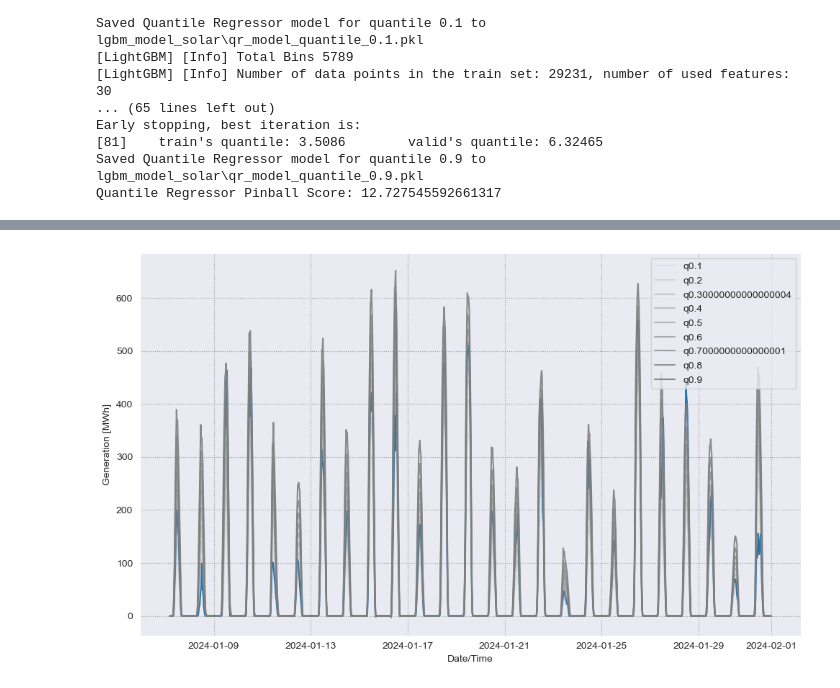
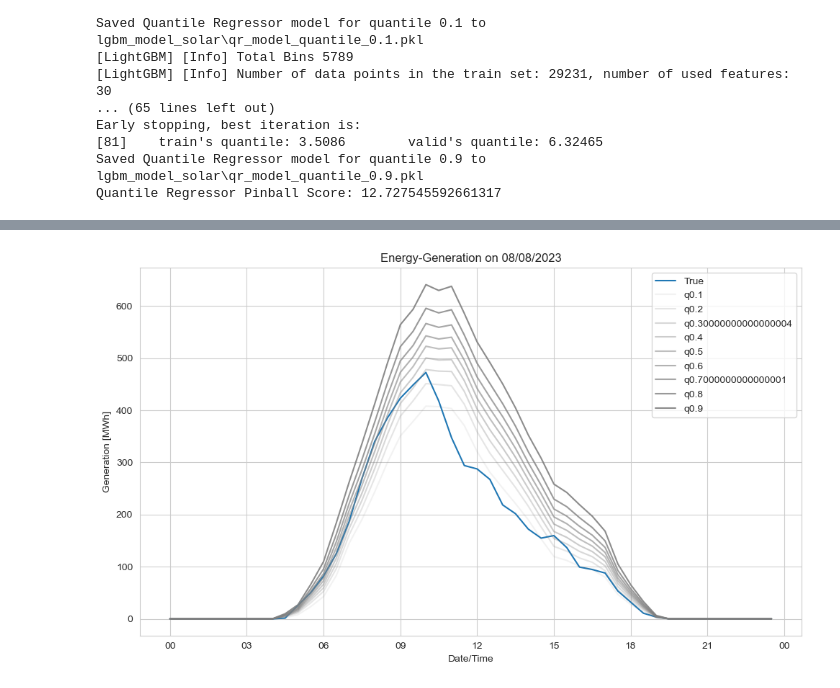
Before and after one commit to av1c3nna/awp2, a Jupyter notebook: code/model_training.ipynb, the cells around one changed output, grey strips where cells are left out. Drawn from its saved outputs; the diff is of its cells as text; code cells hidden in the pictures.

```diff
--- a/code/model_training.ipynb
+++ b/code/model_training.ipynb
@@ -320,4 +320,4 @@ Epoch 10: 91.86357879638672
 # %%
-nn_solar.plot_quantils(feature_engineerer_solar.y_test, nn_solar.q_prediction_nn, quantiles)
+nn_solar.plot_quantils(feature_engineerer_solar.y_test.index, nn_solar.q_prediction_nn, quantiles, day=8)
 # %% [output]
-[figure, old version]
+[figure, new version]
```
Also changed, not shown: parts of 10 cells of this notebook, 1 other file.
